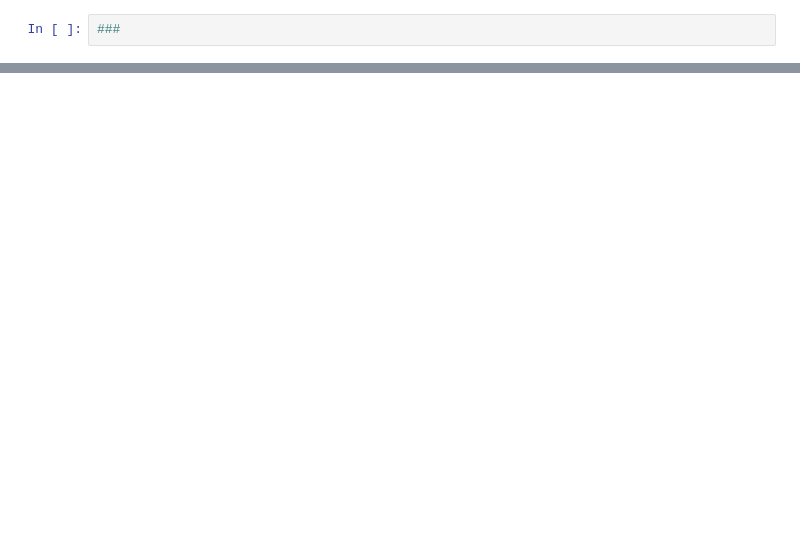
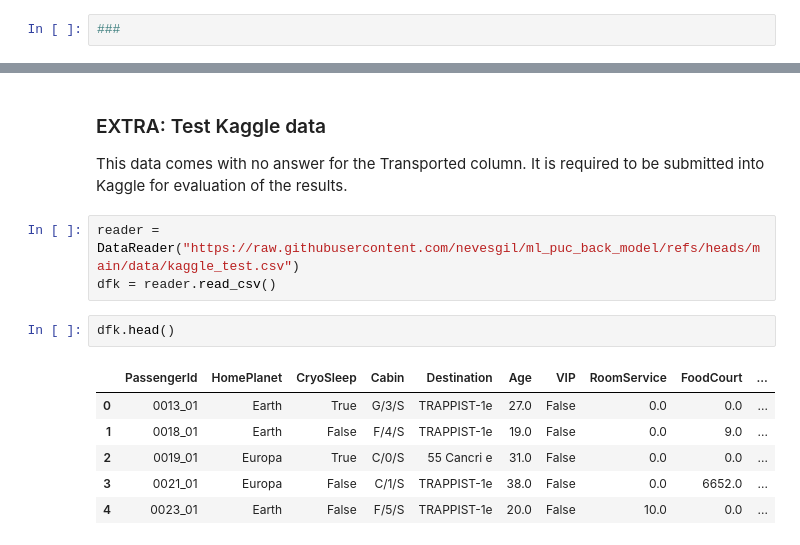
Before and after one commit to nevesgil/ml_puc_back_model, a Jupyter notebook: notebooks/ml_puc_mvp(5).ipynb, the cells around one changed output, grey strips where cells are left out. Saved outputs shown, nothing was run; the diff lists cells and outputs as text; blank space fills up the shorter version.

```diff
--- a/notebooks/ml_puc_mvp(4).ipynb
+++ b/notebooks/ml_puc_mvp(5).ipynb
@@ -1238,0 +1315,16 @@ print(predictions)
+# %% [markdown]
+### EXTRA: Test Kaggle data
+
+This data comes with no answer for the Transported column. It is required to be submitted into Kaggle for evaluation of the results.
+# %%
+reader = DataReader("https://raw.githubusercontent.com/nevesgil/ml_puc_back_model/refs/heads/main/data/kaggle_test.csv")
+dfk = reader.read_csv()
+# %%
+dfk.head()
+# %% [output]
+|  | PassengerId | HomePlanet | CryoSleep | Cabin | Destination | Age | VIP | RoomService | FoodCourt | ... |
+| 0 | 0013_01 | Earth | True | G/3/S | TRAPPIST-1e | 27.0 | False | 0.0 | 0.0 | ... |
+| 1 | 0018_01 | Earth | False | F/4/S | TRAPPIST-1e | 19.0 | False | 0.0 | 9.0 | ... |
+| 2 | 0019_01 | Europa | True | C/0/S | 55 Cancri e | 31.0 | False | 0.0 | 0.0 | ... |
+| 3 | 0021_01 | Europa | False | C/1/S | TRAPPIST-1e | 38.0 | False | 0.0 | 6652.0 | ... |
+| 4 | 0023_01 | Earth | False | F/5/S | TRAPPIST-1e | 20.0 | False | 10.0 | 0.0 | ... |
```
Also changed, not shown: parts of 78 cells of this notebook, 8 other files.
